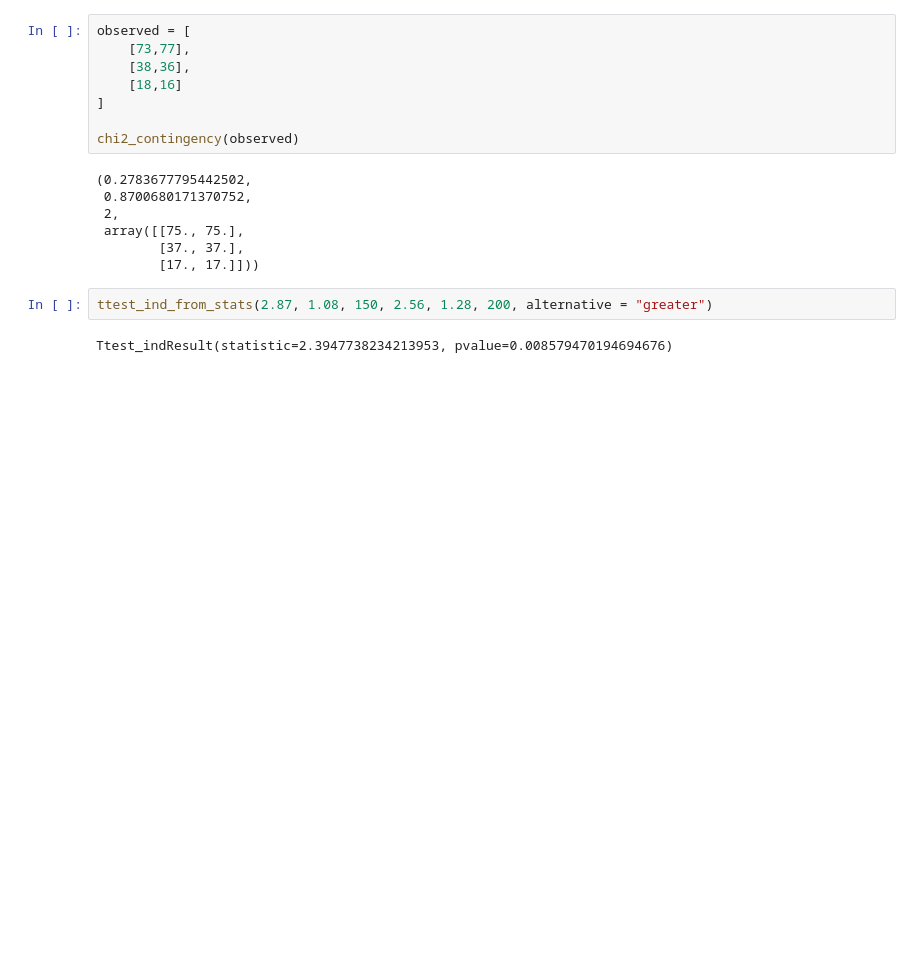
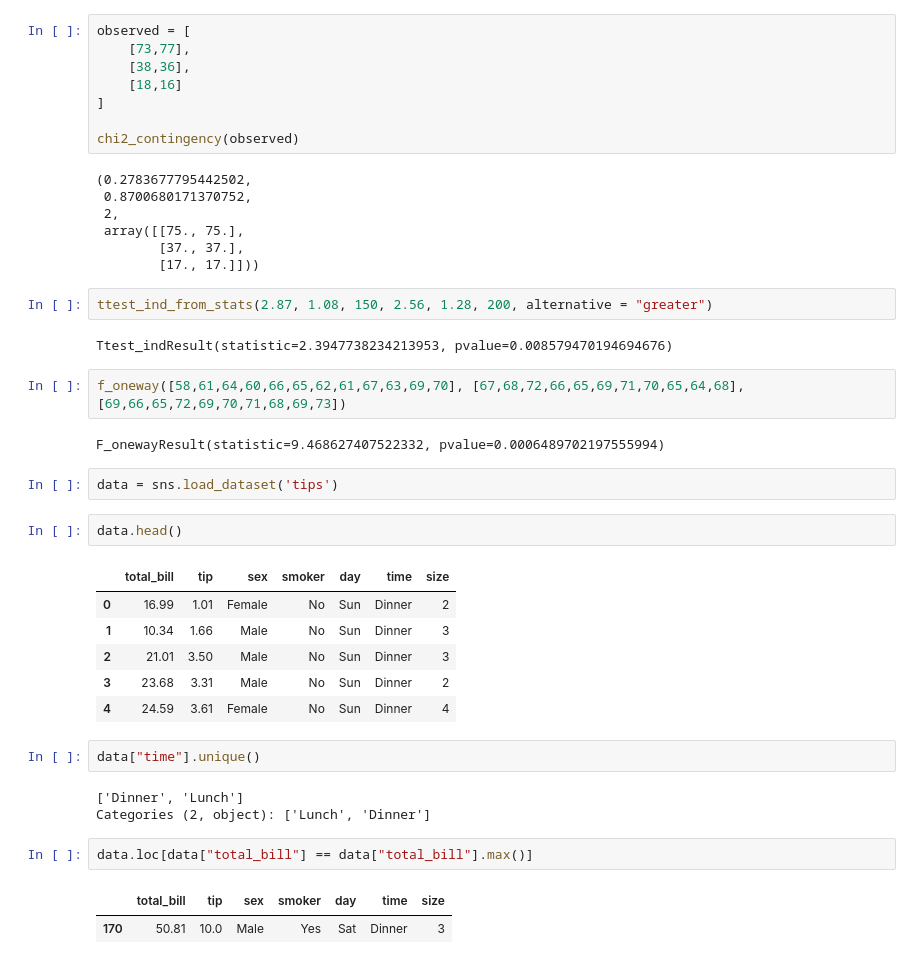
Before and after one commit to akkySrivastava/ai-ml-exercises, a Jupyter notebook: foundations/6-Maths - Inferential Statistics/4 - ANOVA ChiSquare Test/fund_04_anova_chisquare.ipynb, the cells around one changed output. Saved outputs shown, nothing was run; the diff lists cells and outputs as text; blank space fills up the shorter version.

```diff
--- a/foundations/6-Maths - Inferential Statistics/4 - ANOVA ChiSquare Test/fund_04_anova_chisquare.ipynb
+++ b/foundations/6-Maths - Inferential Statistics/4 - ANOVA ChiSquare Test/fund_04_anova_chisquare.ipynb
@@ -477,3 +477,28 @@ chi2_contingency(observed)
 ttest_ind_from_stats(2.87, 1.08, 150, 2.56, 1.28, 200, alternative = "greater")
 # %% [output]
 Ttest_indResult(statistic=2.3947738234213953, pvalue=0.008579470194694676)
+# %%
+f_oneway([58,61,64,60,66,65,62,61,67,63,69,70], [67,68,72,66,65,69,71,70,65,64,68], [69,66,65,72,69,70,71,68,69,73])
+# %% [output]
+F_onewayResult(statistic=9.468627407522332, pvalue=0.0006489702197555994)
+# %%
+data = sns.load_dataset('tips')
+# %%
+data.head()
+# %% [output]
+|  | total_bill | tip | sex | smoker | day | time | size |
+| 0 | 16.99 | 1.01 | Female | No | Sun | Dinner | 2 |
+| 1 | 10.34 | 1.66 | Male | No | Sun | Dinner | 3 |
+| 2 | 21.01 | 3.50 | Male | No | Sun | Dinner | 3 |
+| 3 | 23.68 | 3.31 | Male | No | Sun | Dinner | 2 |
+| 4 | 24.59 | 3.61 | Female | No | Sun | Dinner | 4 |
+# %%
+data["time"].unique()
+# %% [output]
+['Dinner', 'Lunch']
+Categories (2, object): ['Lunch', 'Dinner']
+# %%
+data.loc[data["total_bill"] == data["total_bill"].max()]
+# %% [output]
+|  | total_bill | tip | sex | smoker | day | time | size |
+| 170 | 50.81 | 10.0 | Male | Yes | Sat | Dinner | 3 |
```
Also changed, not shown: 14 other files.
